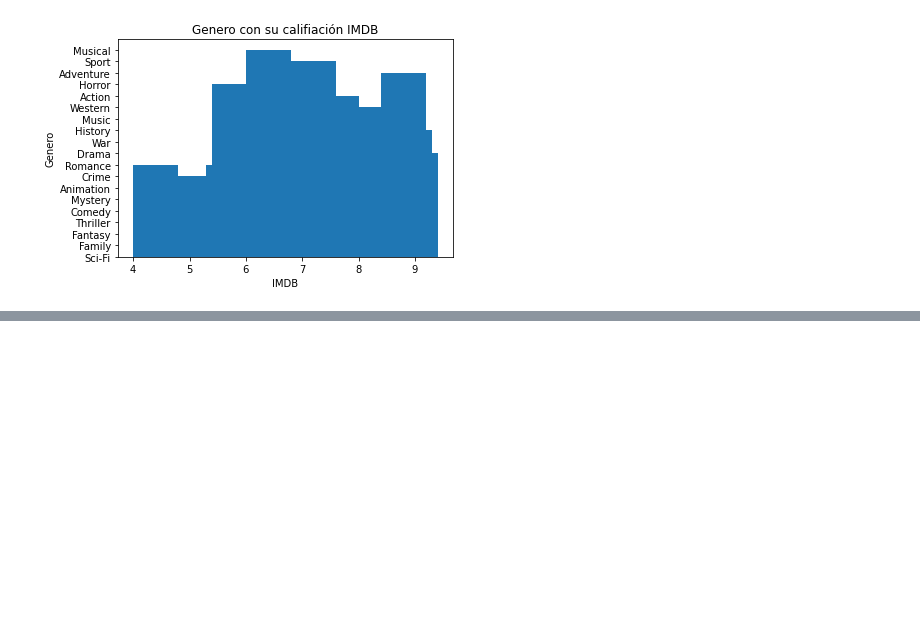
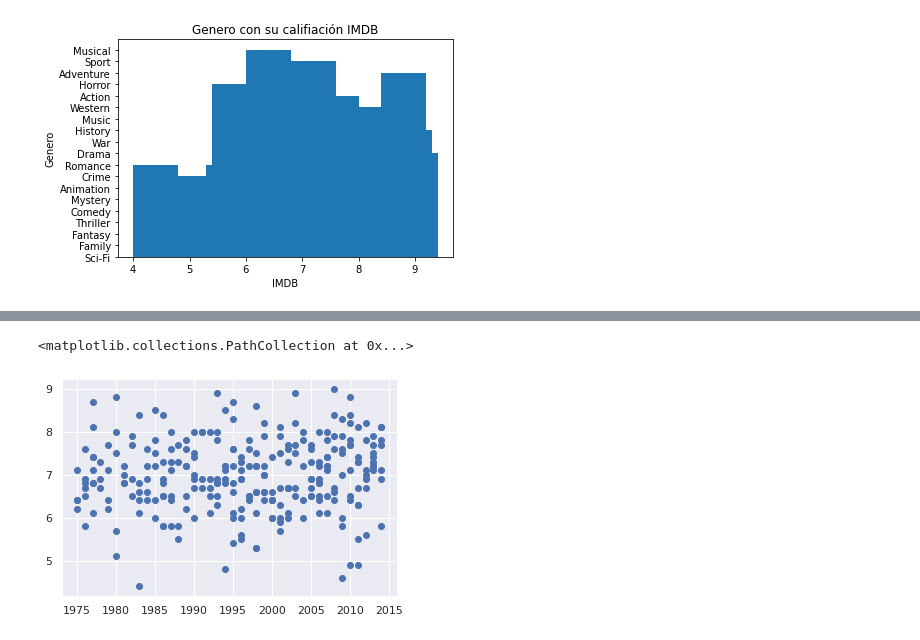
Before and after one commit to RAIGOZAGIAN1997/MineriaDatos, a Jupyter notebook: Practicas_Mineria_de_Datos.ipynb, the cells around one changed output, grey strips where cells are left out. Cells and saved outputs as stored; diff of their text form; code cells hidden in the pictures; blank space fills up the shorter version.

```diff
--- a/Practicas_Mineria_de_Datos.ipynb
+++ b/Practicas_Mineria_de_Datos.ipynb
@@ -208,0 +228,8 @@ SyntaxError: ignored
+# %%
+#Regresion Lineal Simple
+x = df_final.Año
+y = df_final.IMDB
+plt.scatter(x,y)
+# %% [output]
+<matplotlib.collections.PathCollection at 0x...>
+[figure, added]
```
Also changed, not shown: parts of 12 cells of this notebook.
